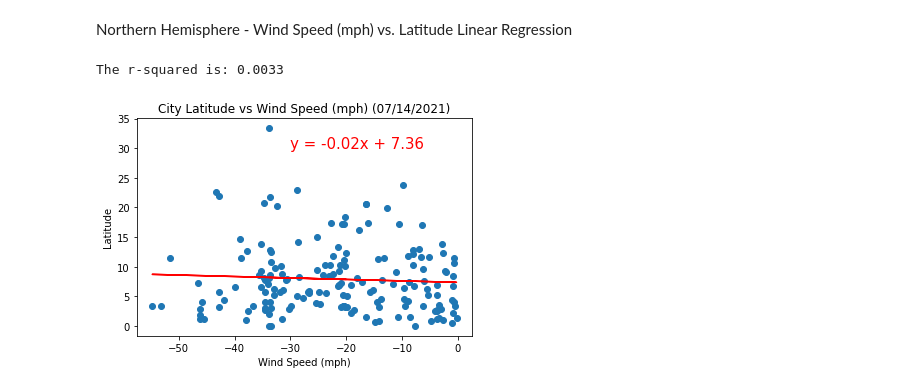
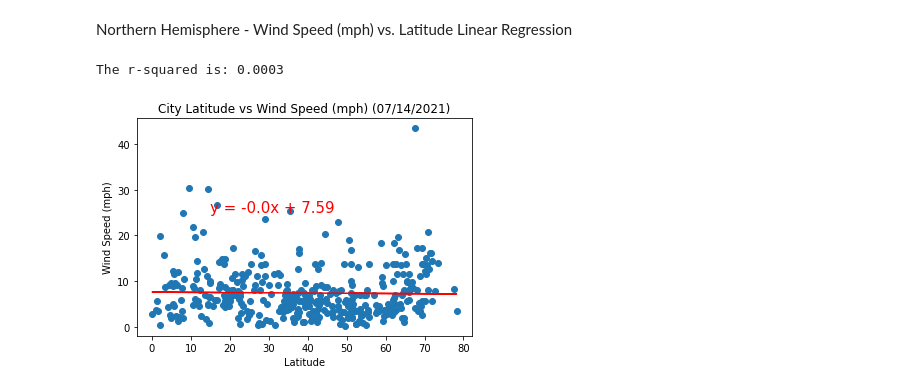
Before and after one commit to jillpeloquin13/python-api-challenge, a Jupyter notebook: WeatherPy/WeatherPy.ipynb, the cells around one changed output. Drawn from its saved outputs; the diff is of its cells as text; code cells hidden in the pictures.

```diff
--- a/WeatherPy/WeatherPy.ipynb
+++ b/WeatherPy/WeatherPy.ipynb
@@ -56,7 +55,7 @@ cities_df['Humidity'] = ""
 cities_df['Cloudiness'] = ""
 cities_df['Wind Speed'] = ""
 cities_df['Country'] = ""
-cities_df['Date'] = ""
+
 
 cities_df.head()
 # %% [output]
@@ -79,13 +78,14 @@ for index, row in cities_df.iterrows():
     response = requests.get(query_url + city).json()
 
     try:
-        print(f"Processing Record {index} of {data_rows} | {city}")
-        cities_df.loc[index, 'Max Temp'] = response['main']['temp_max'] # we will want to modify to bring back in not Kelvin
+        print(f"Processing Record {index+1} of {data_rows} | {city}")
+        cities_df.loc[index, 'Max Temp'] = response['main']['temp_max']
         cities_df.loc[index, 'Humidity'] = response['main']['humidity']
         cities_df.loc[index, 'Cloudiness'] =response['clouds']['all']
         cities_df.loc[index, 'Wind Speed'] = response['wind']['speed']
         cities_df.loc[index, 'Lat'] =response['coord']['lat']
         cities_df.loc[index, 'Lng'] = response['coord']['lon']
+        cities_df.loc[index, 'Country'] = response['sys']['country']
 
     except (KeyError, IndexError):
         print("Missing field/result... skipping.")
@@ -177,13 +155,3 @@ humid_indices_list = humid_indices.tolist()
 print(humid_indices_list)
 # %% [output]
 []
-# %%
-##This still isn't working; something goes off with the datatypes after running thsi
-
-if len(humid_indices_list) > 0:
-        cities_df["Humidity"] = cities_df["Humidity"].replace([humid_indices_list],'NaN')
-        clean_city_df= cities_df.fillna('', inplace=True)
-    else:
-        clean_city_df= cities_df.fillna('', inplace=True)
-
-clean_city_df
@@ -189,0 +163,7 @@ clean_city_df
+# %%
+
+#clean_city_df = cities_df.drop(humid_indices_list, inplace=True)
+
+#clean_city_df
+
+cities_df.loc[humid_indices_list, cities_df['Humidity', inplace=True]] = ''
@@ -392,25 +411,26 @@ The r-squared is: 0.0094
 # %% [markdown]
 Northern Hemisphere - Wind Speed (mph) vs. Latitude Linear Regression
 # %%
-windspeed = cities_Southern_df['Wind Speed']
-Lat = cities_Southern_df['Lat']
+windspeed = cities_Northern_df['Wind Speed']
+Lat = cities_Northern_df['Lat']
 
 (slope, intercept, rvalue, pvalue, stderr) = linregress(Lat, windspeed)
 regress_values =Lat * slope + intercept
 line_eq = "y = " + str(round(slope,2)) + "x + " + str(round(intercept,2))
 r2 = rvalue**2
 plt.scatter(Lat,windspeed)
 plt.plot(Lat,regress_values,"r-")
 
 
-plt.ylabel('Latitude')
-plt.xlabel('Wind Speed (mph)')
+plt.xlabel('Latitude')
+plt.ylabel('Wind Speed (mph)')
 plt.title('City Latitude vs Wind Speed (mph) (07/14/2021)')
-plt.annotate(line_eq,(-30,30),fontsize=15,color="red", annotation_clip=False)
+plt.annotate(line_eq,(15,25),fontsize=15,color="red", annotation_clip=False)
 
 
 print(f"The r-squared is: {round(r2,4)}")
+plt.savefig("output_data/NHCity_Windspeed.png")
 plt.show()
 # %% [output]
-The r-squared is: 0.0033
+The r-squared is: 0.0003
-[figure, old version]
+[figure, new version]
```
Also changed, not shown: parts of 29 cells of this notebook.
